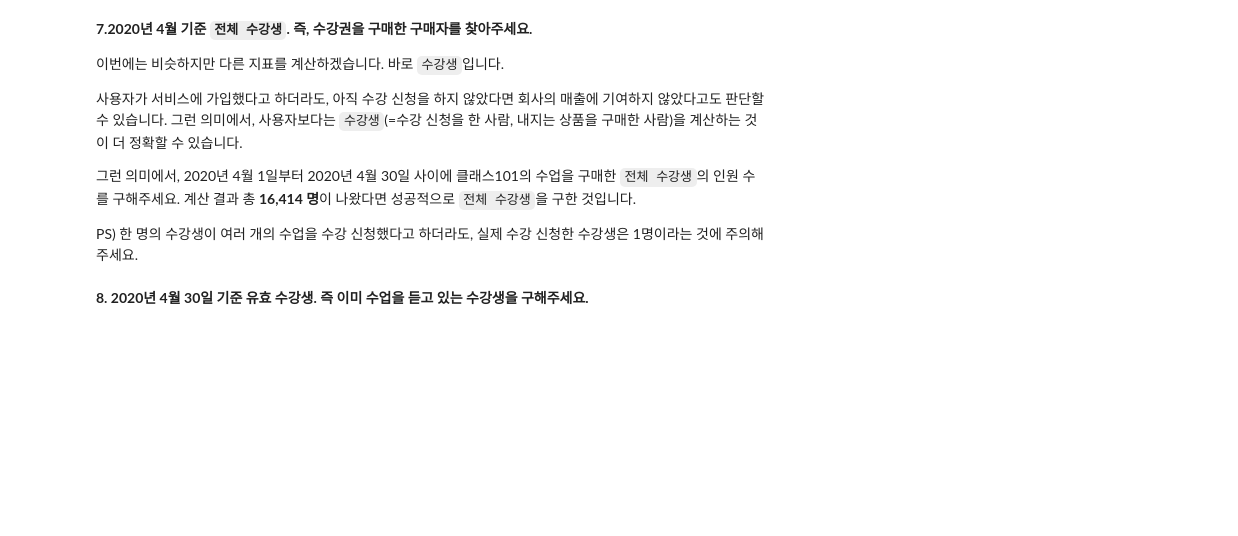
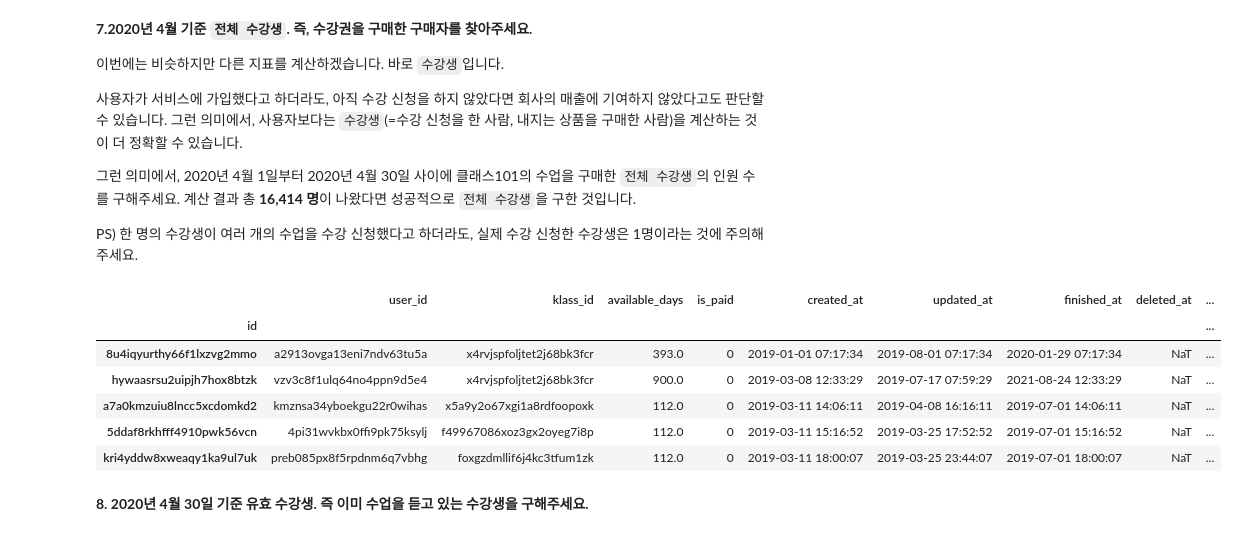
Before and after one commit to neoplane/Class101_DS_kmong, a Jupyter notebook: 0102_class101(assignment).ipynb, the cells around one changed output. Saved outputs shown, nothing was run; the diff lists cells and outputs as text; code cells hidden in the pictures; blank space fills up the shorter version.

```diff
--- a/0102_class101(assignment).ipynb
+++ b/0102_class101(assignment).ipynb
@@ -540,3 +620,12 @@ users.tail()
 PS) 한 명의 수강생이 여러 개의 수업을 수강 신청했다고 하더라도, 실제 수강 신청한 수강생은 1명이라는 것에 주의해주세요.
 # %%
 # Write your code here!
+klass_tickets.head()
+# %% [output]
+|  | user_id | klass_id | available_days | is_paid | created_at | updated_at | finished_at | deleted_at | ... |
+| id |  |  |  |  |  |  |  |  | ... |
+| 8u4iqyurthy66f1lxzvg2mmo | a2913ovga13eni7ndv63tu5a | x4rvjspfoljtet2j68bk3fcr | 393.0 | 0 | 2019-01-01 07:17:34 | 2019-08-01 07:17:34 | 2020-01-29 07:17:34 | NaT | ... |
+| hywaasrsu2uipjh7hox8btzk | vzv3c8f1ulq64no4ppn9d5e4 | x4rvjspfoljtet2j68bk3fcr | 900.0 | 0 | 2019-03-08 12:33:29 | 2019-07-17 07:59:29 | 2021-08-24 12:33:29 | NaT | ... |
+| a7a0kmzuiu8lncc5xcdomkd2 | kmznsa34yboekgu22r0wihas | x5a9y2o67xgi1a8rdfoopoxk | 112.0 | 0 | 2019-03-11 14:06:11 | 2019-04-08 16:16:11 | 2019-07-01 14:06:11 | NaT | ... |
+| 5ddaf8rkhfff4910pwk56vcn | 4pi31wvkbx0ffi9pk75ksylj | f49967086xoz3gx2oyeg7i8p | 112.0 | 0 | 2019-03-11 15:16:52 | 2019-03-25 17:52:52 | 2019-07-01 15:16:52 | NaT | ... |
+| kri4yddw8xweaqy1ka9ul7uk | preb085px8f5rpdnm6q7vbhg | foxgzdmllif6j4kc3tfum1zk | 112.0 | 0 | 2019-03-11 18:00:07 | 2019-03-25 23:44:07 | 2019-07-01 18:00:07 | NaT | ... |
```
Also changed, not shown: parts of 15 cells of this notebook.
